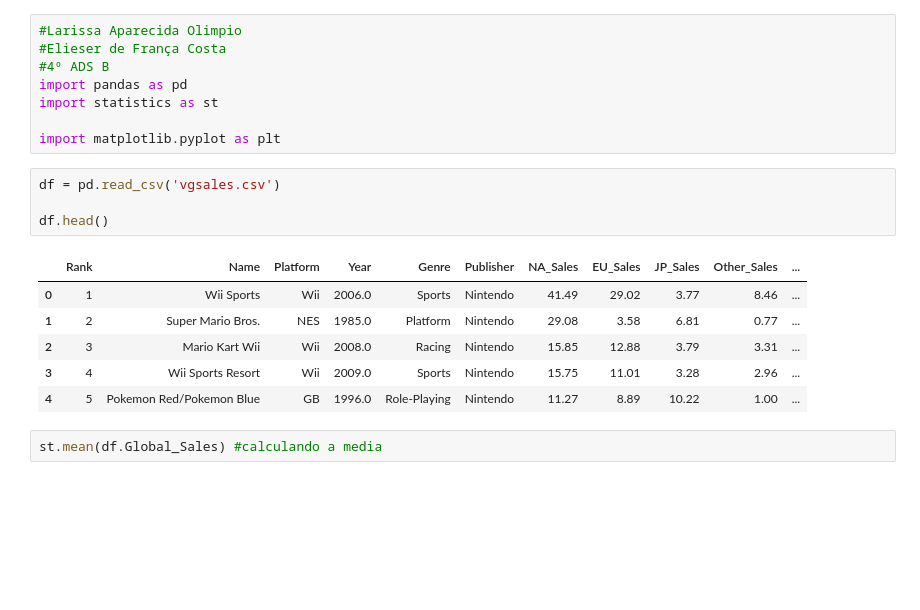
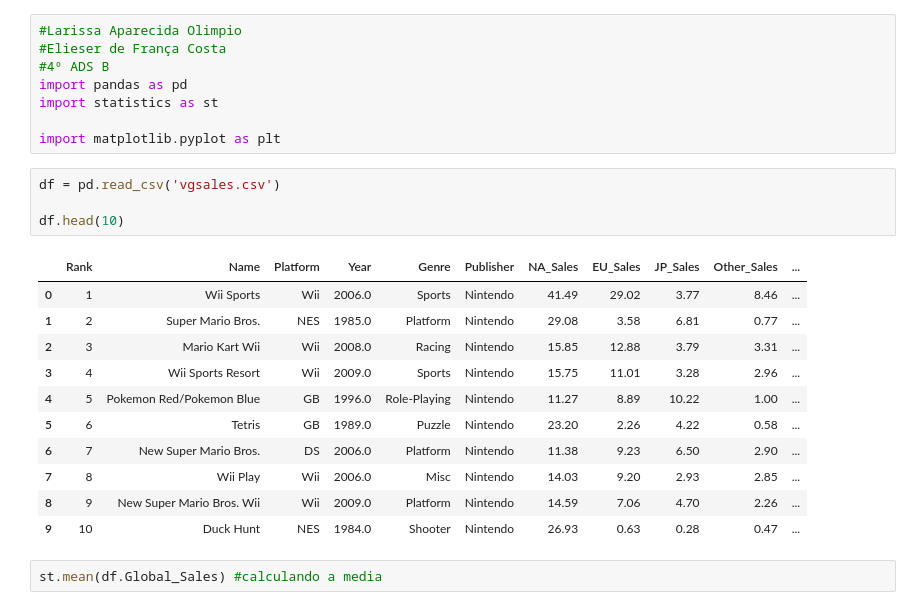
Before and after one commit to LarissaOlimpio/estatisticaPandas, a Jupyter notebook: csv_sales.ipynb, the cells around one changed output. Cells and saved outputs as stored; diff of their text form; blank space fills up the shorter version.

```diff
--- a/csv_sales.ipynb
+++ b/csv_sales.ipynb
@@ -9,14 +9,19 @@ import matplotlib.pyplot as plt
 # %%
 df = pd.read_csv('vgsales.csv')
 
-df.head()
+df.head(10)
 # %% [output]
 |  | Rank | Name | Platform | Year | Genre | Publisher | NA_Sales | EU_Sales | JP_Sales | Other_Sales | ... |
 | 0 | 1 | Wii Sports | Wii | 2006.0 | Sports | Nintendo | 41.49 | 29.02 | 3.77 | 8.46 | ... |
 | 1 | 2 | Super Mario Bros. | NES | 1985.0 | Platform | Nintendo | 29.08 | 3.58 | 6.81 | 0.77 | ... |
 | 2 | 3 | Mario Kart Wii | Wii | 2008.0 | Racing | Nintendo | 15.85 | 12.88 | 3.79 | 3.31 | ... |
 | 3 | 4 | Wii Sports Resort | Wii | 2009.0 | Sports | Nintendo | 15.75 | 11.01 | 3.28 | 2.96 | ... |
 | 4 | 5 | Pokemon Red/Pokemon Blue | GB | 1996.0 | Role-Playing | Nintendo | 11.27 | 8.89 | 10.22 | 1.00 | ... |
+| 5 | 6 | Tetris | GB | 1989.0 | Puzzle | Nintendo | 23.20 | 2.26 | 4.22 | 0.58 | ... |
+| 6 | 7 | New Super Mario Bros. | DS | 2006.0 | Platform | Nintendo | 11.38 | 9.23 | 6.50 | 2.90 | ... |
+| 7 | 8 | Wii Play | Wii | 2006.0 | Misc | Nintendo | 14.03 | 9.20 | 2.93 | 2.85 | ... |
+| 8 | 9 | New Super Mario Bros. Wii | Wii | 2009.0 | Platform | Nintendo | 14.59 | 7.06 | 4.70 | 2.26 | ... |
+| 9 | 10 | Duck Hunt | NES | 1984.0 | Shooter | Nintendo | 26.93 | 0.63 | 0.28 | 0.47 | ... |
 # %%
 st.mean(df.Global_Sales) #calculando a media
 # %% [output]
```
Also changed, not shown: parts of 4 cells of this notebook.
